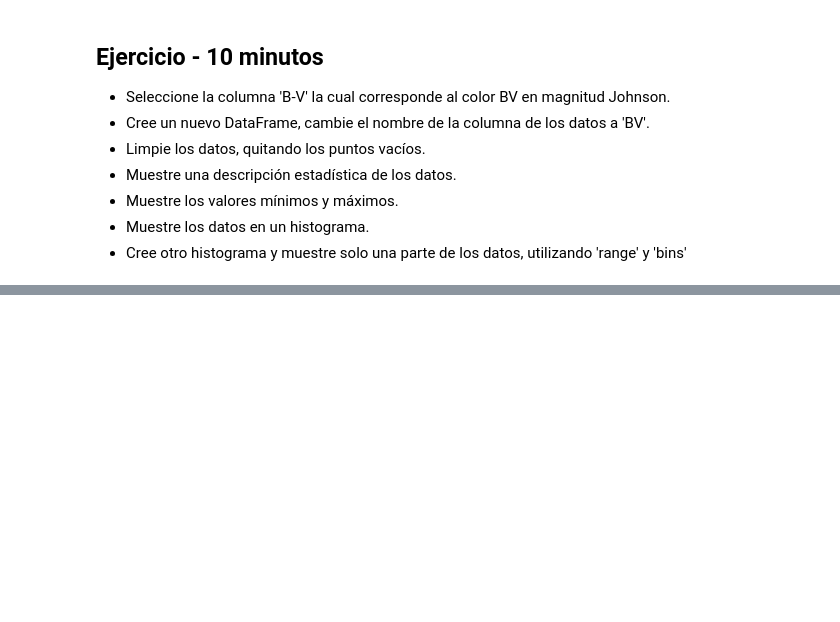
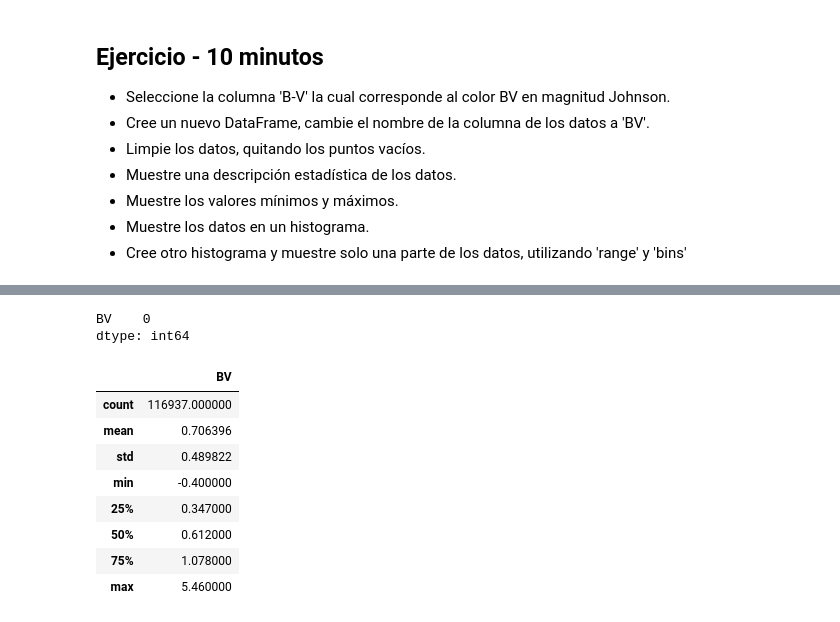
Before and after one commit to GlendaMart/tareas-en-python, a Jupyter notebook: 05 - Sesion 5/Practica 3 - Sesion 5.ipynb, the cells around one changed output, grey strips where cells are left out. Cells and saved outputs as stored; diff of their text form; code cells hidden in the pictures; blank space fills up the shorter version.

```diff
--- a/05 - Sesion 5/Practica 3 - Sesion 5.ipynb
+++ b/05 - Sesion 5/Practica 3 - Sesion 5.ipynb
@@ -226,0 +257,17 @@ plt.hist(vmag, range=[4.0, 10.0], bins=100)
+# %%
+bv.isna().sum()
+# %% [output]
+BV    0
+dtype: int64
+# %%
+bv.describe()
+# %% [output]
+|  | BV |
+| count | 116937.000000 |
+| mean | 0.706396 |
+| std | 0.489822 |
+| min | -0.400000 |
+| 25% | 0.347000 |
+| 50% | 0.612000 |
+| 75% | 1.078000 |
+| max | 5.460000 |
```
Also changed, not shown: parts of 8 cells of this notebook, 7 other files.
